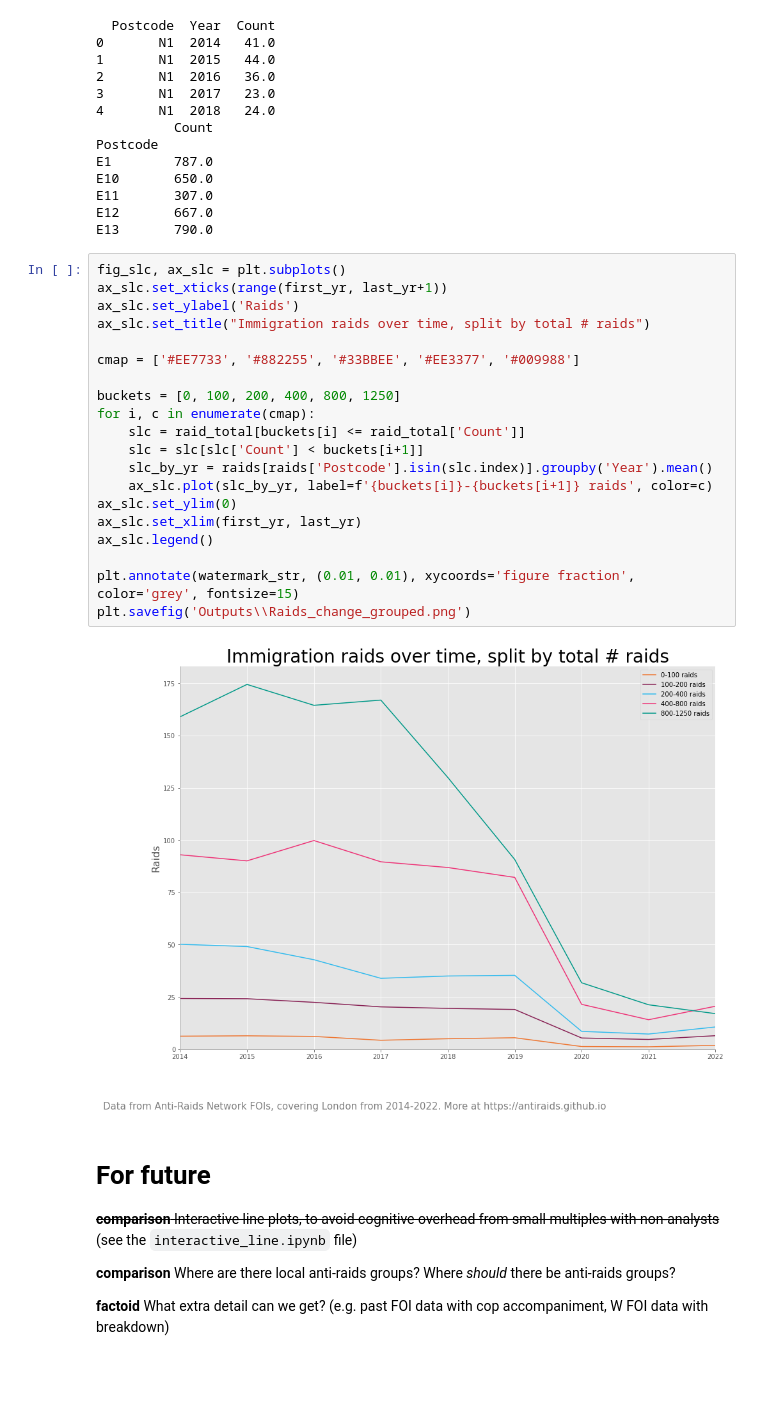
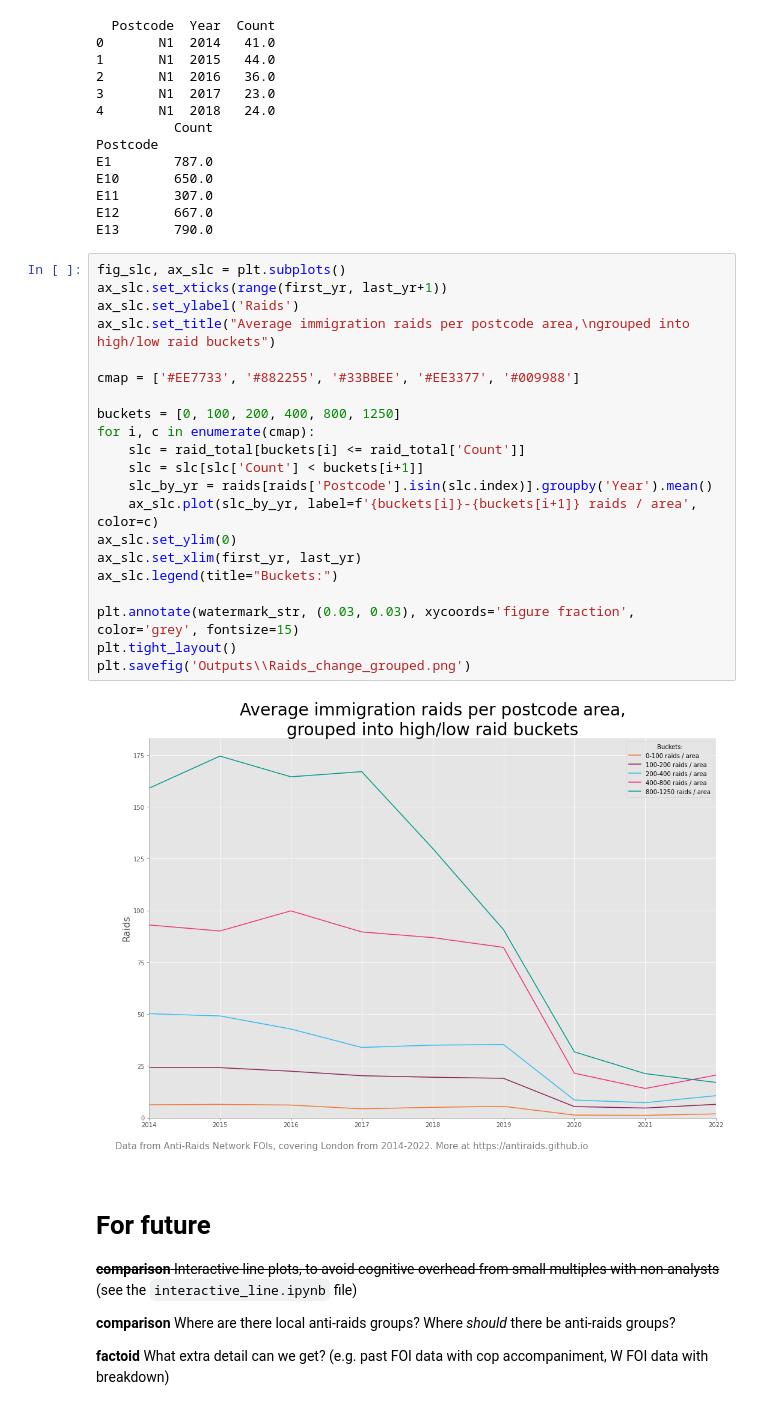
Before and after one commit to antiraids/london-immigration-raids-map, a Jupyter notebook: TellingTheStory.ipynb, the cells around one changed output. Drawn from its saved outputs; the diff is of its cells as text; blank space fills up the shorter version.

```diff
--- a/TellingTheStory.ipynb
+++ b/TellingTheStory.ipynb
@@ -491,25 +491,26 @@ E13       790.0
 # %%
 fig_slc, ax_slc = plt.subplots()
 ax_slc.set_xticks(range(first_yr, last_yr+1))
 ax_slc.set_ylabel('Raids')
-ax_slc.set_title("Immigration raids over time, split by total # raids")
+ax_slc.set_title("Average immigration raids per postcode area,\ngrouped into high/low raid buckets")
 
 cmap = ['#EE7733', '#882255', '#33BBEE', '#EE3377', '#009988']
 
 buckets = [0, 100, 200, 400, 800, 1250]
 for i, c in enumerate(cmap):
     slc = raid_total[buckets[i] <= raid_total['Count']]
     slc = slc[slc['Count'] < buckets[i+1]]
     slc_by_yr = raids[raids['Postcode'].isin(slc.index)].groupby('Year').mean()
-    ax_slc.plot(slc_by_yr, label=f'{buckets[i]}-{buckets[i+1]} raids', color=c)
+    ax_slc.plot(slc_by_yr, label=f'{buckets[i]}-{buckets[i+1]} raids / area', color=c)
 ax_slc.set_ylim(0)
 ax_slc.set_xlim(first_yr, last_yr)
-ax_slc.legend()
+ax_slc.legend(title="Buckets:")
 
-plt.annotate(watermark_str, (0.01, 0.01), xycoords='figure fraction', color='grey', fontsize=15)
+plt.annotate(watermark_str, (0.03, 0.03), xycoords='figure fraction', color='grey', fontsize=15)
+plt.tight_layout()
 plt.savefig('Outputs\\Raids_change_grouped.png')
 # %% [output]
-[figure, old version]
+[figure, new version]
 # %% [markdown]
 # For future
 
```
Also changed, not shown: parts of 1 cell of this notebook, 2 other files.
